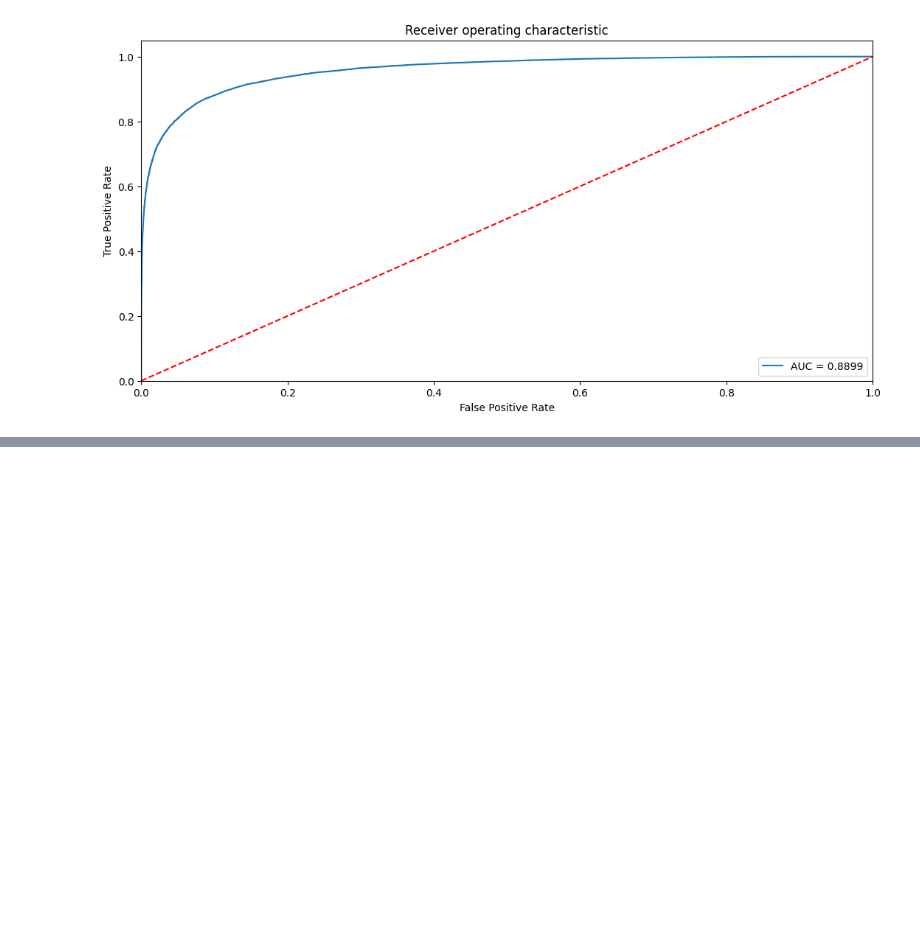
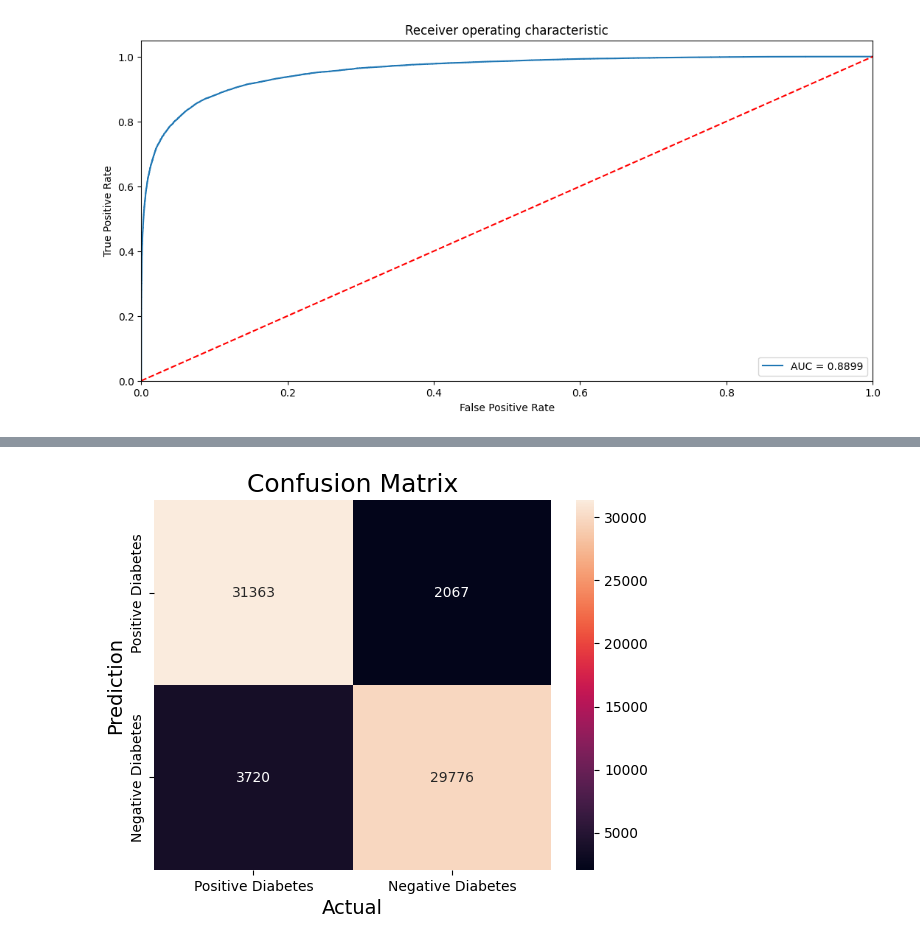
Before and after one commit to dealoux/COSC2753-a1, a Jupyter notebook: code/COSC2753_A1_s4000577.ipynb, the cells around one changed output, grey strips where cells are left out. Drawn from its saved outputs; the diff is of its cells as text; code cells hidden in the pictures; blank space fills up the shorter version.

```diff
--- a/code/models_evaluations.ipynb
+++ b/code/COSC2753_A1_s4000577.ipynb
@@ -454,0 +509,11 @@ metric_roc(y_pred_log_reg, y_pred_prob_log_reg, y_test)
+# %%
+clf = DecisionTreeClassifier()
+
+# choose hyperparameter
+params = { 'criterion':['gini','entropy'],'min_samples_leaf': [1, 2, 3],'max_depth': np.arange(3, 5)}
+rskf = RepeatedStratifiedKFold(n_splits=10, n_repeats=3, random_state=1)
+grid = GridSearchCV(estimator=clf, param_grid=params, cv=rskf, n_jobs=1, verbose=2 )
+
+grid.fit(x_train, y_train)
+
+print("Best: %f using %s" % (grid.best_score_, grid.best_params_))
@@ -454,0 +540,8 @@ metric_roc(y_pred_log_reg, y_pred_prob_log_reg, y_test)
+# %%
+# Best: 0.749360 using {'criterion': 'gini', 'max_depth': 4, 'min_samples_leaf': 2}
+
+model_decision_tree = DecisionTreeClassifier(criterion='gini',max_depth=4, min_samples_leaf=2)
+y_pred_decision_tree, y_pred_prob_decision_tree = train_and_predict(model_decision_tree, x_train, y_train, x_test)
+
+# save the predictions to a CSV file
+# save_predictions(y_pred_decision_tree, predictions_path_decision_tree)
@@ -454,0 +570,4 @@ metric_roc(y_pred_log_reg, y_pred_prob_log_reg, y_test)
+# %%
+metric_confusion_matrix(y_test, y_pred_decision_tree)
+# %% [output]
+[figure, added]
```
Also changed, not shown: parts of 28 cells of this notebook, 3 other files.
